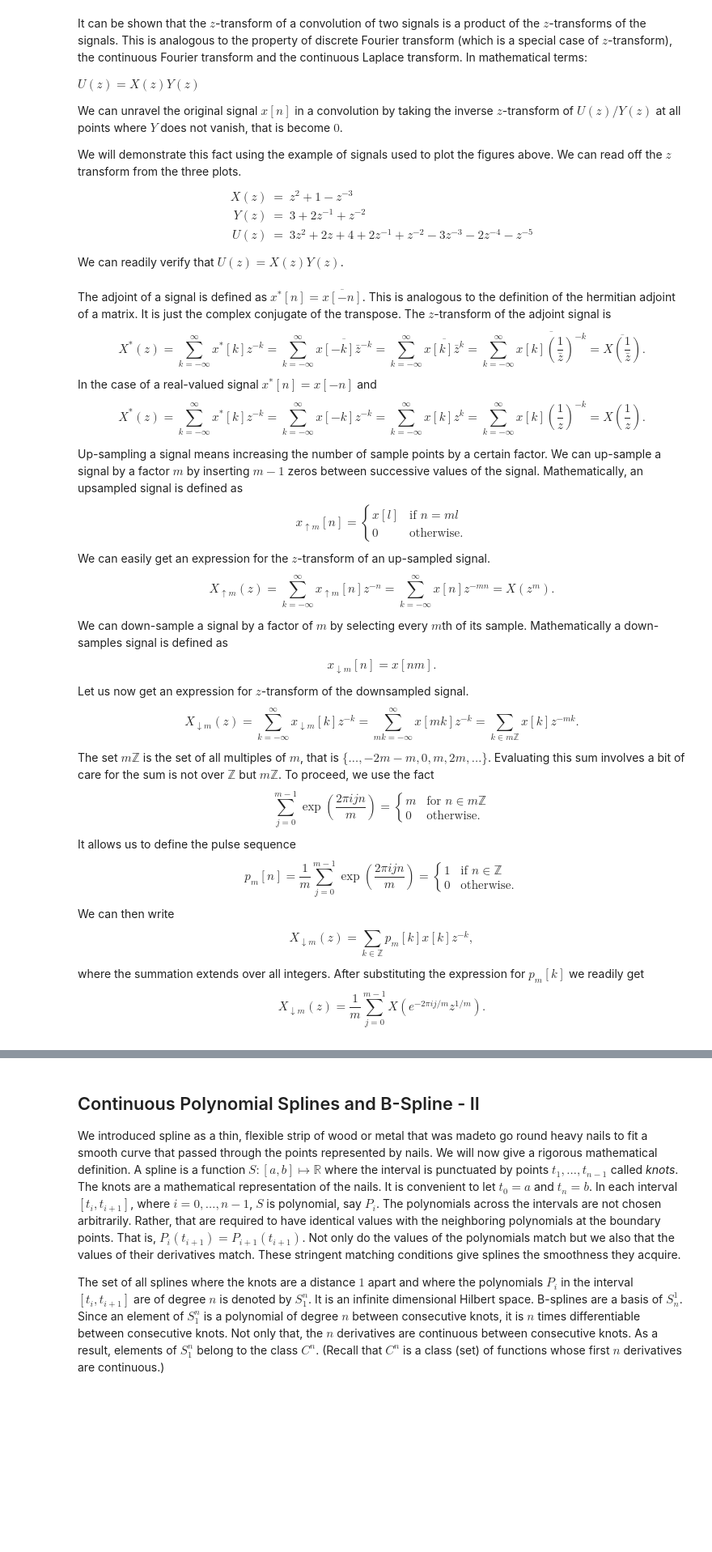
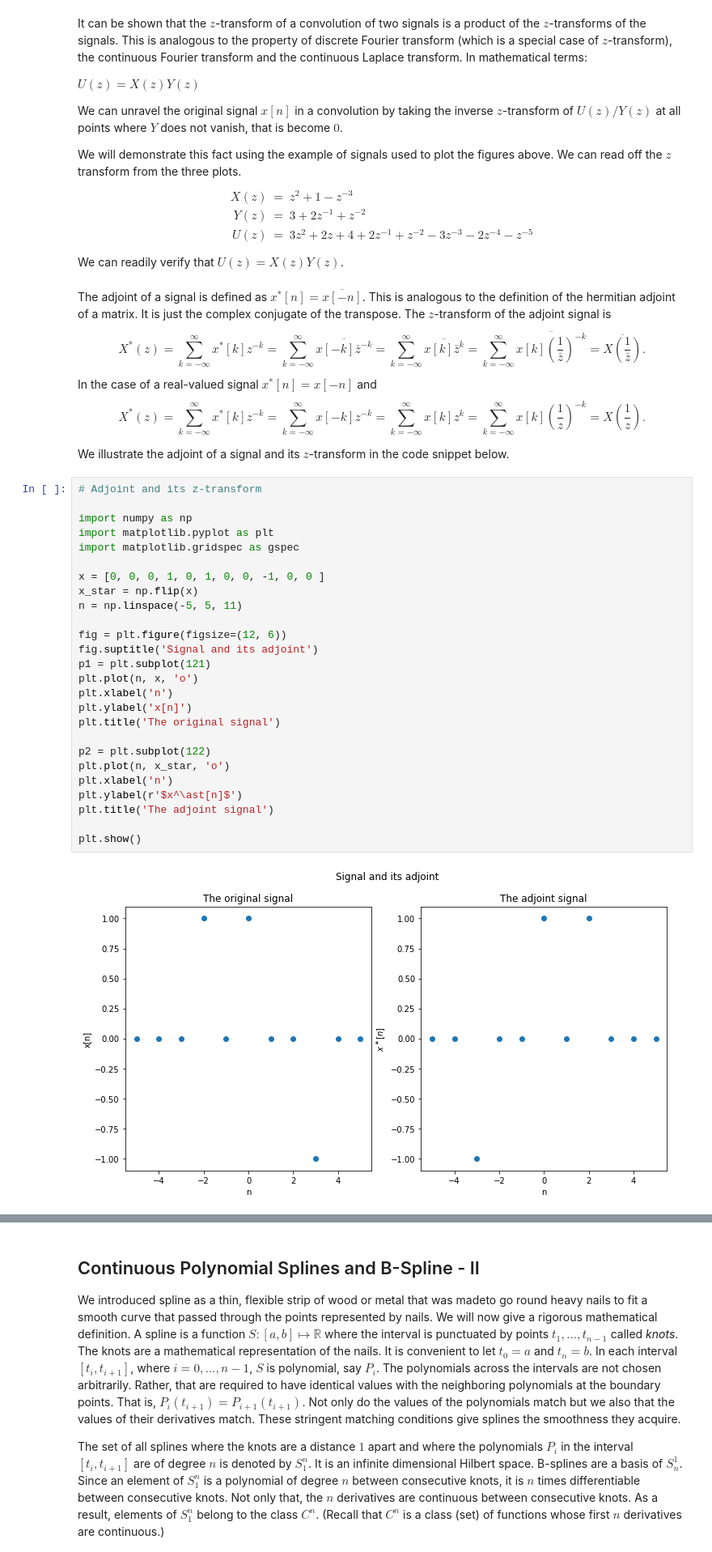
Before and after one commit to amey-joshi/am, a Jupyter notebook: p3/m2p_B01_B_ImageSplines_Version_3.ipynb, the cells around one changed output, grey strips where cells are left out. Shown at 81% size. Drawn from its saved outputs; the diff is of its cells as text; blank space fills up the shorter version.

Commit message:
Added a large number of python code snippets.

```diff
--- a/p3/m2p_B01_B_ImageSplines_Version_3.ipynb
+++ b/p3/m2p_B01_B_ImageSplines_Version_3.ipynb
@@ -471,44 +471,32 @@ $$\tag{5}
 X^\ast(z) = \sum_{k=-\infty}^\infty x^\ast[k]z^{-k} = \sum_{k=-\infty}^\infty x[-k]z^{-k} = \sum_{k=-\infty}^\infty x[k]z^{k} = \sum_{k=-\infty}^\infty x[k]\left(\frac{1}{z}\right)^{-k} = X\left(\frac{1}{z}\right).
 $$
 
-Up-sampling a signal means increasing the number of sample points by a certain factor. We can up-sample a signal by a factor $m$ by inserting $m - 1$ zeros between successive values of the signal. Mathematically, an upsampled signal is defined as
-$$\tag{6}
-x_{\uparrow m}[n] = \begin{cases}
-x[l] & \text{ if } n = ml \\
-0    & \text{ otherwise.}
-\end{cases}
-$$
-We can easily get an expression for the $z$-transform of an up-sampled signal.
-$$\tag{7}
-X_{\uparrow m}(z) = \sum_{k=-\infty}^\infty x_{\uparrow m}[n]z^{-n} = \sum_{k=-\infty}^\infty x[n]z^{-mn} = X(z^m).
-$$
-
-We can down-sample a signal by a factor of $m$ by selecting every $m$th of its sample. Mathematically a down-samples signal is defined as
-$$\tag{8}
-x_{\downarrow m}[n] = x[nm].
-$$
-Let us now get an expression for $z$-transform of the downsampled signal.
-$$\tag{9}
-X_{\downarrow m}(z) = \sum_{k=-\infty}^\infty x_{\downarrow m}[k]z^{-k} = \sum_{mk=-\infty}^\infty x[mk]z^{-k} = \sum_{k \in m\mathbb{Z}} x[k]z^{-mk}.
-$$
-The set $m\mathbb{Z}$ is the set of all multiples of $m$, that is $\{\ldots, -2m -m, 0, m, 2m, \ldots\}$. Evaluating this sum involves a bit of care for the sum is not over $\mathbb{Z}$ but $m\mathbb{Z}$. To proceed, we use the fact
-$$\tag{10}
-\sum_{j=0}^{m-1}\exp\left(\frac{2\pi ijn}{m}\right) = \begin{cases}
-m & \text{ for } n \in m\mathbb{Z} \\
-0 & \text{ otherwise.}
-\end{cases}
-$$
-It allows us to define the pulse sequence
-$$\tag{11}
-p_m[n] = \frac{1}{m}\sum_{j=0}^{m-1}\exp\left(\frac{2\pi ijn}{m}\right) = \begin{cases}
-1 & \text{ if } n \in \mathbb{Z} \\
-0 & \text{ otherwise.}
-\end{cases}
-$$
-We can then write
-$$\tag{12}
-X_{\downarrow m}(z) = \sum_{k \in \mathbb{Z}} p_m[k]x[k]z^{-k},
-$$ where the summation extends over all integers. After substituting the expression for $p_m[k]$ we readily get
-$$\tag{13}
-X_{\downarrow m}(z) = \frac{1}{m}\sum_{j=0}^{m-1}X\left(e^{-2\pi ij/m}z^{1/m}\right).
-$$
+We illustrate the adjoint of a signal and its $z$-transform in the code snippet below.
+# %%
+# Adjoint and its z-transform
+
+import numpy as np
+import matplotlib.pyplot as plt
+import matplotlib.gridspec as gspec
+
+x = [0, 0, 0, 1, 0, 1, 0, 0, -1, 0, 0 ]
+x_star = np.flip(x)
+n = np.linspace(-5, 5, 11)
+
+fig = plt.figure(figsize=(12, 6))
+fig.suptitle('Signal and its adjoint')
+p1 = plt.subplot(121)
+plt.plot(n, x, 'o')
+plt.xlabel('n')
+plt.ylabel('x[n]')
+plt.title('The original signal')
+
+p2 = plt.subplot(122)
+plt.plot(n, x_star, 'o')
+plt.xlabel('n')
+plt.ylabel(r'$x^\ast[n]$')
+plt.title('The adjoint signal')
+
+plt.show()
+# %% [output]
+[figure, added]
```
Also changed, not shown: parts of 5 cells of this notebook.
